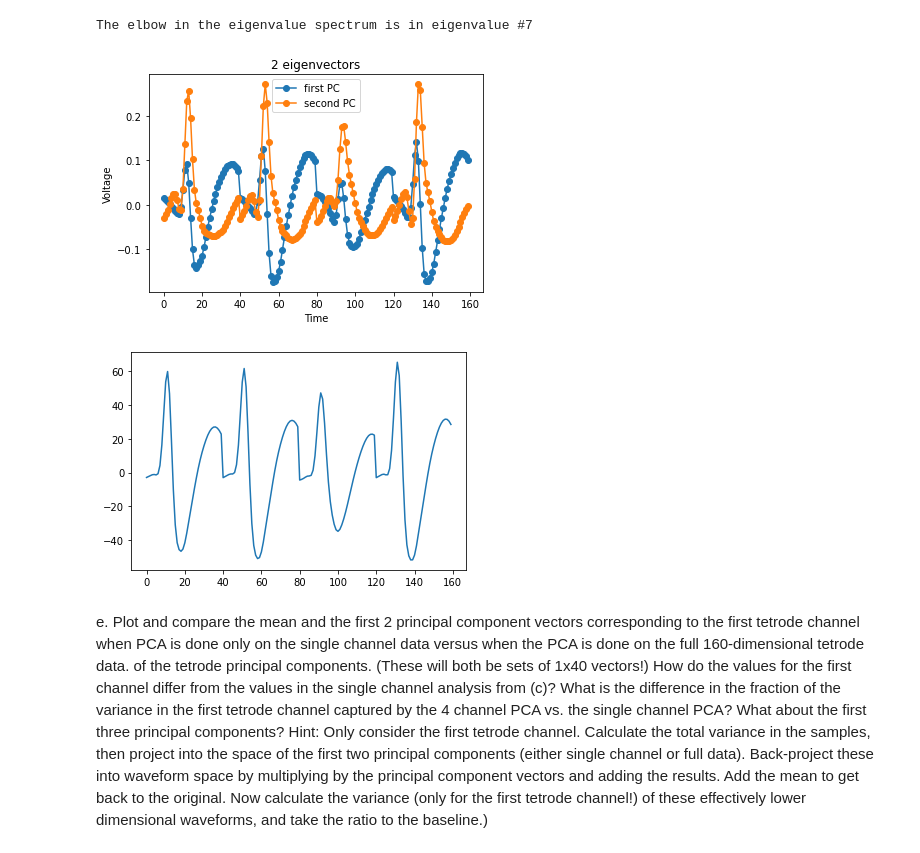
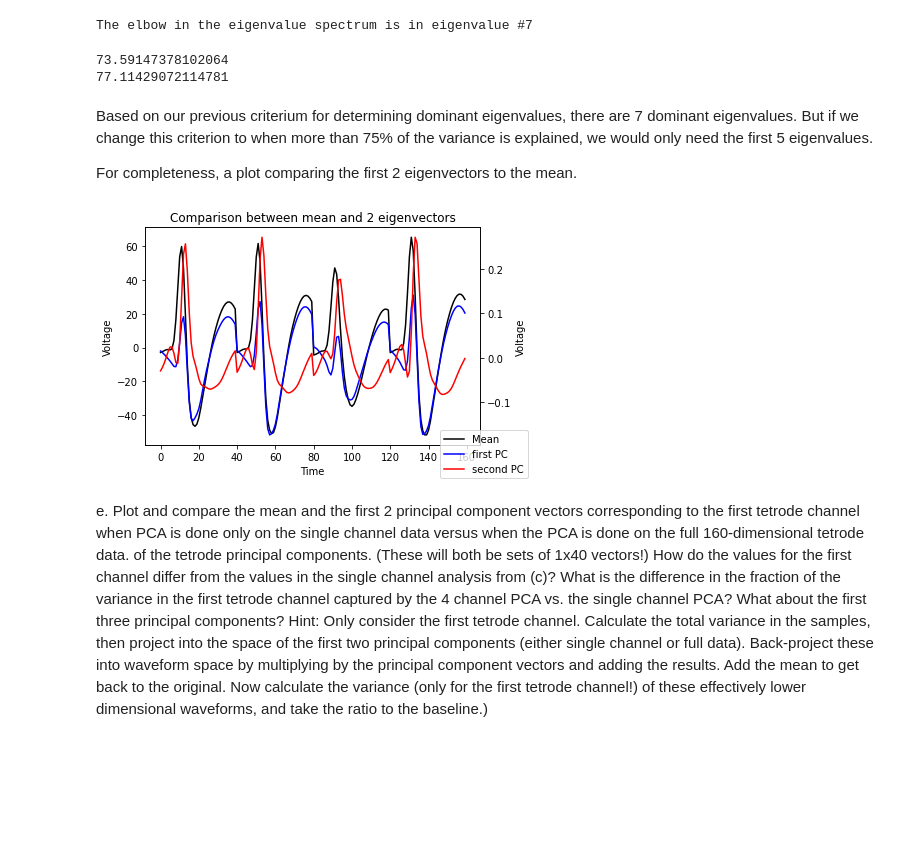
Before and after one commit to SaiAkhilVudattu/Neuro_classes, a Jupyter notebook: signal_processing/HW5/HW5.ipynb, the cells around one changed output. Cells and saved outputs as stored; diff of their text form; code cells hidden in the pictures; blank space fills up the shorter version.

```diff
--- a/signal_processing/HW5/HW5.ipynb
+++ b/signal_processing/HW5/HW5.ipynb
@@ -340,23 +291,15 @@ np.shape(large_vector)
 # %% [output]
 (16789, 160)
 # %%
-pca = PCA()
-pca.fit(large_vector)
-# print(large_vector.shape)
+pca_160 = PCA()
+pca_160.fit(large_vector)
 
-eigenvectors = pca.components_.T
-print(eigenvectors.shape)
-
-
-# These two expressions for z are equivalent
-# z = np.matmul(planSpikes, eigenvectors)
+eigenvectors_160 = pca_160.components_.T
+print(eigenvectors_160.shape)
 
 # Based on Caleb's code for projecting
-#  BUT, when you're projecting, make sure that you're using the eigenvectors
-# (as opposed to the transpose of the eigenvector matrix!).
-
 subtraction = large_vector - np.mean(large_vector,axis=0)
-z = subtraction.dot(eigenvectors[:,:3])
+z_160 = subtraction.dot(eigenvectors_160[:,:3])
 # %% [output]
 (160, 160)
 # %%
@@ -374,21 +317,33 @@ for i in range(len(pca.singular_values_)):
         break
 # %% [output]
 The elbow in the eigenvalue spectrum is in eigenvalue #7
-# %%
-plt.plot(eigenvectors[:,0], marker="o", label="first PC") #[0.2,-0.4]
-plt.plot(eigenvectors[:,1], marker="o", label="second PC")
-
-plt.xlabel("Time")
-plt.ylabel("Voltage")
-plt.title("2 eigenvectors")
-plt.legend()
-plt.show()
-# %% [output]
-[figure, removed]
-# %%
-plt.plot(np.mean(large_vector, axis=0))
-plt.show()
-# %% [output]
-[figure, removed]
+# %%
+print(100*np.sum(pca_160.explained_variance_ratio_[0:4]))
+print(100*np.sum(pca_160.explained_variance_ratio_[0:5]))
+# %% [output]
+73.59147378102064
+77.11429072114781
+# %% [markdown]
+Based on our previous criterium for determining dominant eigenvalues, there are 7 dominant eigenvalues. But if we change this criterion to when more than 75% of the variance is explained, we would only need the first 5 eigenvalues.
+
+For completeness, a plot comparing the first 2 eigenvectors to the mean.
+# %%
+# Twin axis based on: https://www.geeksforgeeks.org/use-different-y-axes-on-the-left-and-right-of-a-matplotlib-plot/
+fig, ax1 = plt.subplots()
+
+ax1.set_xlabel('Time')
+ax1.set_ylabel('Voltage')
+ax1.plot(np.mean(large_vector,axis=0), label="Mean", color="k") #[60,-40]
+
+ax2 = ax1.twinx()
+ax2.set_ylabel('Voltage')
+ax2.plot(eigenvectors_160[:,0], label="first PC", color="b") #[0.2,-0.4]
+ax2.plot(eigenvectors_160[:,1], label="second PC", color="r")
+
+plt.title("Comparison between mean and 2 eigenvectors")
+fig.legend(loc="lower right")
+plt.show()
+# %% [output]
+[figure, added]
 # %% [markdown]
 e. Plot and compare the mean and the first 2 principal component vectors corresponding to the first tetrode channel when PCA is done only on the single channel data versus when the PCA is done on the full 160-dimensional tetrode data. of the tetrode principal components. (These will both be sets of 1x40 vectors!) How do the values for the first channel differ from the values in the single channel analysis from (c)? What is the difference in the fraction of the variance in the first tetrode channel captured by the 4 channel PCA vs. the single channel PCA? What about the first three principal components? Hint: Only consider the first tetrode channel. Calculate the total variance in the samples, then project into the space of the first two principal components (either single channel or full data). Back-project these into waveform space by multiplying by the principal component vectors and adding the results. Add the mean to get back to the original. Now calculate the variance (only for the first tetrode channel!) of these effectively lower dimensional waveforms, and take the ratio to the baseline.)
```
Also changed, not shown: parts of 29 cells of this notebook.
